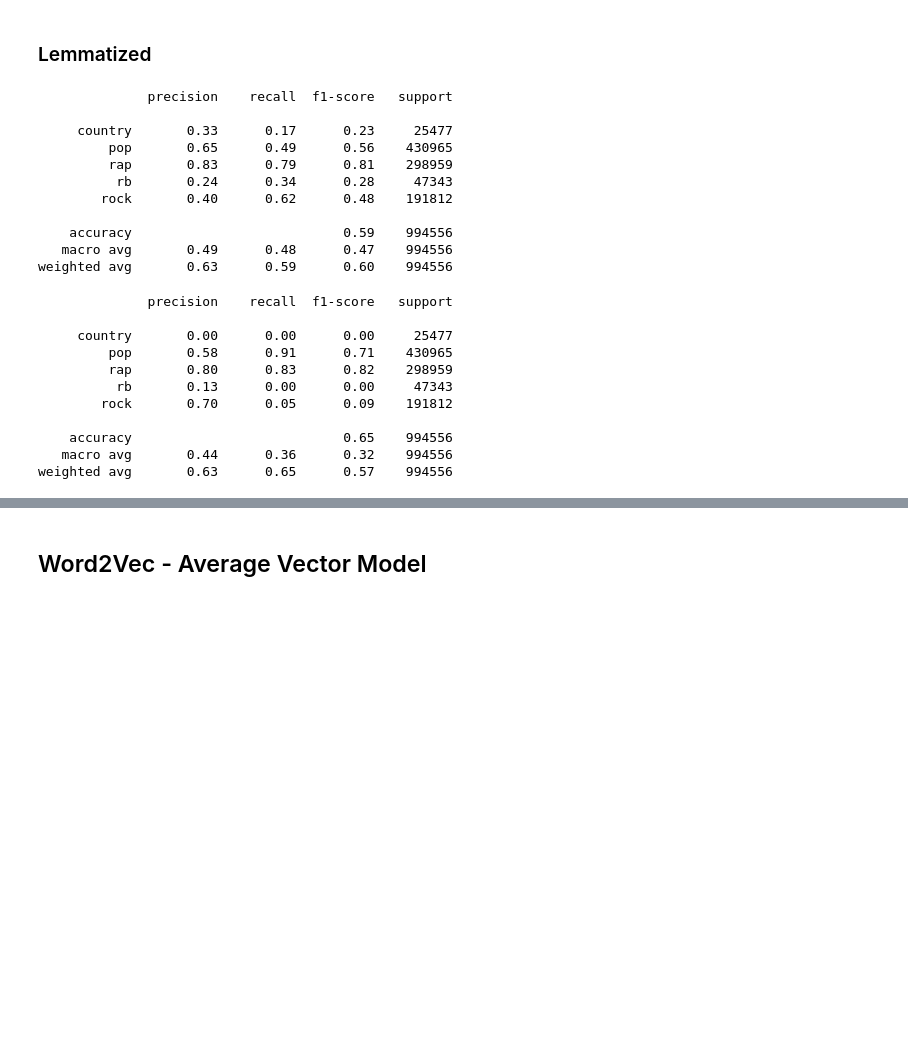
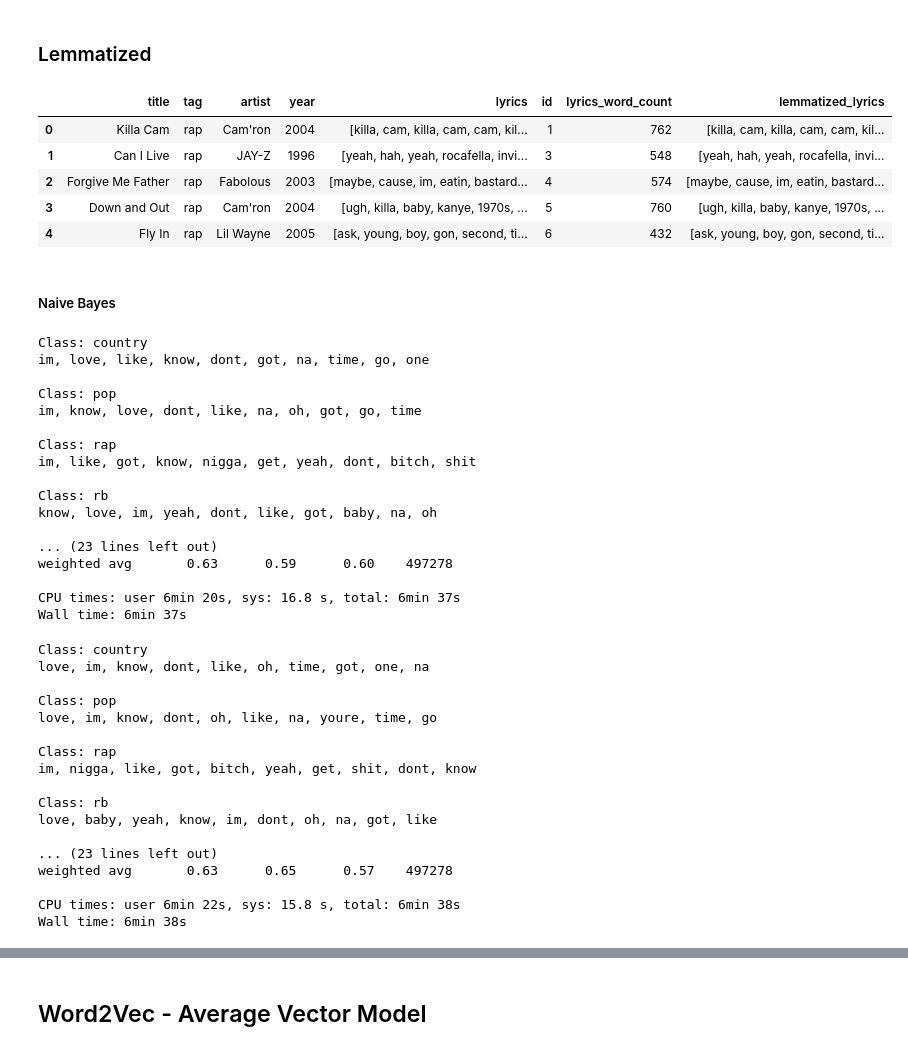
Before and after one commit to dbellenberg/GenrefromLyrics, a Jupyter notebook: notebooks/FINAL_notebook.ipynb, the cells around one changed output, grey strips where cells are left out. Cells and saved outputs as stored; diff of their text form; code cells hidden in the pictures; blank space fills up the shorter version.

```diff
--- a/notebooks/FINAL_notebook.ipynb
+++ b/notebooks/FINAL_notebook.ipynb
@@ -559,35 +913,60 @@ weighted avg       0.63      0.65      0.57    994556
 ### Lemmatized
 # %%
 df = pd.read_pickle('/work/NLP/pkl_files/lemmatized.pkl')
+# %%
+df.head()
+# %% [output]
+|  | title | tag | artist | year | lyrics | id | lyrics_word_count | lemmatized_lyrics |
+| 0 | Killa Cam | rap | Cam'ron | 2004 | [killa, cam, killa, cam, cam, kil... | 1 | 762 | [killa, cam, killa, cam, cam, kil... |
+| 1 | Can I Live | rap | JAY-Z | 1996 | [yeah, hah, yeah, rocafella, invi... | 3 | 548 | [yeah, hah, yeah, rocafella, invi... |
+| 2 | Forgive Me Father | rap | Fabolous | 2003 | [maybe, cause, im, eatin, bastard... | 4 | 574 | [maybe, cause, im, eatin, bastard... |
+| 3 | Down and Out | rap | Cam'ron | 2004 | [ugh, killa, baby, kanye, 1970s, ... | 5 | 760 | [ugh, killa, baby, kanye, 1970s, ... |
+| 4 | Fly In | rap | Lil Wayne | 2005 | [ask, young, boy, gon, second, ti... | 6 | 432 | [ask, young, boy, gon, second, ti... |
+# %% [markdown]
+##### Naive Bayes
 # %%
-#bow
-bow_report = nb_classification(df['lemmatized_lyrics'], df['tag'], vectorizer='bow')
-print(bow_report)
+%%time
+# Naive Bayes & Bag of Words
+lemmatized_nb_bow_test_report, lemmatized_nb_bow_val_report = nb_classification(df['lemmatized_lyrics'], df['tag'], vectorizer='bow')
+print(lemmatized_nb_bow_test_report, lemmatized_nb_bow_val_report)
 # %% [output]
-              precision    recall  f1-score   support
+Class: country
+im, love, like, know, dont, got, na, time, go, one
 
-     country       0.33      0.17      0.23     25477
-         pop       0.65      0.49      0.56    430965
-         rap       0.83      0.79      0.81    298959
-          rb       0.24      0.34      0.28     47343
-        rock       0.40      0.62      0.48    191812
+Class: pop
+im, know, love, dont, like, na, oh, got, go, time
 
-    accuracy                           0.59    994556
-   macro avg       0.49      0.48      0.47    994556
-weighted avg       0.63      0.59      0.60    994556
+Class: rap
+im, like, got, know, nigga, get, yeah, dont, bitch, shit
+
+Class: rb
+know, love, im, yeah, dont, like, got, baby, na, oh
+
+... (23 lines left out)
+weighted avg       0.63      0.59      0.60    497278
+
+CPU times: user 6min 20s, sys: 16.8 s, total: 6min 37s
+Wall time: 6min 37s
 # %%
-#tfidf
-tfidf_report = nb_classification(df['lemmatized_lyrics'], df['tag'], vectorizer='tfidf')
-print(tfidf_report)
+%%time
+# Naive Bayes & TFIDF
+lemmatized_nb_tfidf_test_report, lemmatized_nb_tfidf_val_report = nb_classification(df['lemmatized_lyrics'], df['tag'], vectorizer='tfidf')
+print(lemmatized_nb_tfidf_test_report, lemmatized_nb_tfidf_val_report)
 # %% [output]
-              precision    recall  f1-score   support
+Class: country
+love, im, know, dont, like, oh, time, got, one, na
 
-     country       0.00      0.00      0.00     25477
-         pop       0.58      0.91      0.71    430965
-         rap       0.80      0.83      0.82    298959
-          rb       0.13      0.00      0.00     47343
-        rock       0.70      0.05      0.09    191812
+Class: pop
+love, im, know, dont, oh, like, na, youre, time, go
 
-    accuracy                           0.65    994556
-   macro avg       0.44      0.36      0.32    994556
-weighted avg       0.63      0.65      0.57    994556
+Class: rap
+im, nigga, like, got, bitch, yeah, get, shit, dont, know
+
+Class: rb
+love, baby, yeah, know, im, dont, oh, na, got, like
+
+... (23 lines left out)
+weighted avg       0.63      0.65      0.57    497278
+
+CPU times: user 6min 22s, sys: 15.8 s, total: 6min 38s
+Wall time: 6min 38s
```
Also changed, not shown: parts of 31 cells of this notebook.
